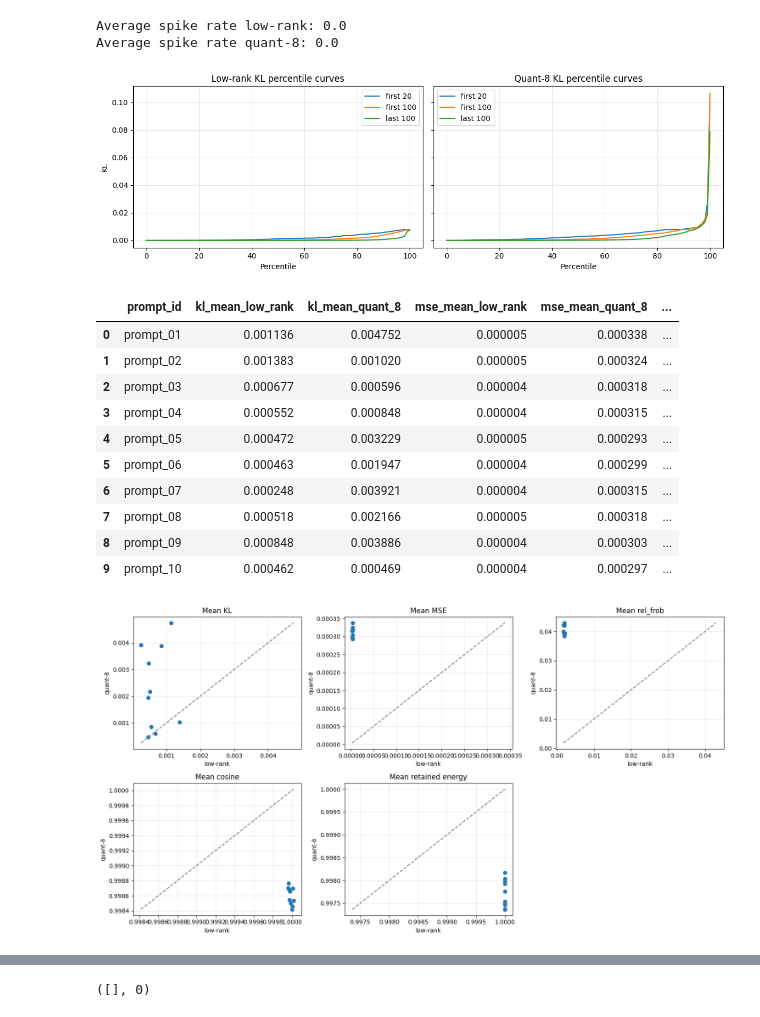
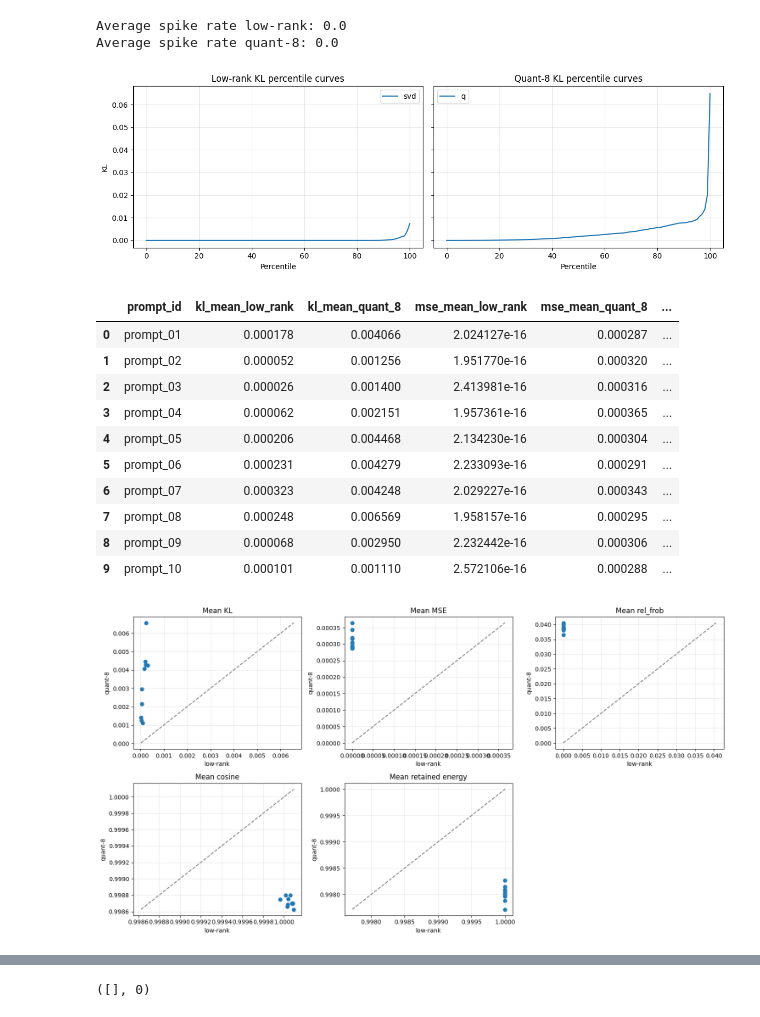
Before and after one commit to Teddygat0r/sssm-states, a Jupyter notebook: data_analysis_mamba.ipynb, the cells around one changed output, grey strips where cells are left out. Cells and saved outputs as stored; diff of their text form; code cells hidden in the pictures.

```diff
--- a/data_analysis_mamba.ipynb
+++ b/data_analysis_mamba.ipynb
@@ -7,8 +7,8 @@ import pandas as pd
 import torch
 import matplotlib.pyplot as plt
 # %%
-RUN_DIR_svd = Path("state_spectrum_sweep/experiments/hf_low_rank_20260415_105529")
-RUN_DIR_q = Path("state_spectrum_sweep/experiments/hf_quant_20260415_111241")
+RUN_DIR_svd = Path("state_spectrum_sweep/experiments/hf_low_rank_20260416_000904")
+RUN_DIR_q = Path("state_spectrum_sweep/experiments/hf_quant_20260416_001825")
 
 assert RUN_DIR_svd.exists(), f"Run directory not found: {RUN_DIR_svd}"
 assert RUN_DIR_q.exists(), f"Run directory not found: {RUN_DIR_q}"
@@ -442,46 +442,51 @@ def flatten_numeric(values):
     for v in values:
         flat.extend(np.asarray(v).ravel().tolist())
     return np.asarray(flat, dtype=float)
 
 def crop_prefix(tensors, n):
     return [t[: min(n, len(t))] for t in tensors]
 
 def crop_suffix(tensors, n):
     return [t[-min(n, len(t)):] for t in tensors]
 
 percentiles = np.linspace(0, 100, 101)
 
-svd_first20 = flatten_numeric(crop_prefix(kl_tensors_svd, 20))
-svd_first100 = flatten_numeric(crop_prefix(kl_tensors_svd, 100))
-svd_last100 = flatten_numeric(crop_suffix(kl_tensors_svd, 100))
+svd_all = flatten_numeric(kl_tensors_svd)
+q_all = flatten_numeric(kl_tensors_q)
 
-q_first20 = flatten_numeric(crop_prefix(kl_tensors_q, 20))
-q_first100 = flatten_numeric(crop_prefix(kl_tensors_q, 100))
-q_last100 = flatten_numeric(crop_suffix(kl_tensors_q, 100))
+# svd_first20 = flatten_numeric(crop_prefix(kl_tensors_svd, 20))
+# svd_first100 = flatten_numeric(crop_prefix(kl_tensors_svd, 100))
+# svd_last100 = flatten_numeric(crop_suffix(kl_tensors_svd, 100))
+
+# q_first20 = flatten_numeric(crop_prefix(kl_tensors_q, 20))
+# q_first100 = flatten_numeric(crop_prefix(kl_tensors_q, 100))
+# q_last100 = flatten_numeric(crop_suffix(kl_tensors_q, 100))
 
 fig, axes = plt.subplots(1, 2, figsize=(12, 4), sharey=True)
 
-axes[0].plot(percentiles, np.percentile(svd_first20, percentiles), label="first 20")
-axes[0].plot(percentiles, np.percentile(svd_first100, percentiles), label="first 100")
-axes[0].plot(percentiles, np.percentile(svd_last100, percentiles), label="last 100")
+# axes[0].plot(percentiles, np.percentile(svd_first20, percentiles), label="first 20")
+# axes[0].plot(percentiles, np.percentile(svd_first100, percentiles), label="first 100")
+# axes[0].plot(percentiles, np.percentile(svd_last100, percentiles), label="last 100")
+axes[0].plot(percentiles, np.percentile(svd_all, percentiles), label="svd")
 axes[0].set_title("Low-rank KL percentile curves")
 axes[0].set_xlabel("Percentile")
 axes[0].set_ylabel("KL")
 axes[0].legend()
 axes[0].grid(alpha=0.3)
 
-axes[1].plot(percentiles, np.percentile(q_first20, percentiles), label="first 20")
-axes[1].plot(percentiles, np.percentile(q_first100, percentiles), label="first 100")
-axes[1].plot(percentiles, np.percentile(q_last100, percentiles), label="last 100")
+# axes[1].plot(percentiles, np.percentile(q_first20, percentiles), label="first 20")
+# axes[1].plot(percentiles, np.percentile(q_first100, percentiles), label="first 100")
+# axes[1].plot(percentiles, np.percentile(q_last100, percentiles), label="last 100")
+axes[1].plot(percentiles, np.percentile(q_all, percentiles), label="q")
 axes[1].set_title("Quant-8 KL percentile curves")
 axes[1].set_xlabel("Percentile")
 axes[1].legend()
 axes[1].grid(alpha=0.3)
 
 plt.tight_layout()
 plt.show()
 # %% [output]
-[figure, old version]
+[figure, new version]
 # %%
 # 5. Direct paired comparison across prompts
 comparison = pd.DataFrame({
@@ -527,16 +532,16 @@ comparison["retained_mean_diff"] = comparison["retained_mean_quant_8"] - compari
 comparison
 # %% [output]
 |  | prompt_id | kl_mean_low_rank | kl_mean_quant_8 | mse_mean_low_rank | mse_mean_quant_8 | ... |
-| 0 | prompt_01 | 0.001136 | 0.004752 | 0.000005 | 0.000338 | ... |
-| 1 | prompt_02 | 0.001383 | 0.001020 | 0.000005 | 0.000324 | ... |
-| 2 | prompt_03 | 0.000677 | 0.000596 | 0.000004 | 0.000318 | ... |
-| 3 | prompt_04 | 0.000552 | 0.000848 | 0.000004 | 0.000315 | ... |
-| 4 | prompt_05 | 0.000472 | 0.003229 | 0.000005 | 0.000293 | ... |
-| 5 | prompt_06 | 0.000463 | 0.001947 | 0.000004 | 0.000299 | ... |
-| 6 | prompt_07 | 0.000248 | 0.003921 | 0.000004 | 0.000315 | ... |
-| 7 | prompt_08 | 0.000518 | 0.002166 | 0.000005 | 0.000318 | ... |
-| 8 | prompt_09 | 0.000848 | 0.003886 | 0.000004 | 0.000303 | ... |
-| 9 | prompt_10 | 0.000462 | 0.000469 | 0.000004 | 0.000297 | ... |
+| 0 | prompt_01 | 0.000178 | 0.004066 | 2.024127e-16 | 0.000287 | ... |
+| 1 | prompt_02 | 0.000052 | 0.001256 | 1.951770e-16 | 0.000320 | ... |
+| 2 | prompt_03 | 0.000026 | 0.001400 | 2.413981e-16 | 0.000316 | ... |
+| 3 | prompt_04 | 0.000062 | 0.002151 | 1.957361e-16 | 0.000365 | ... |
+| 4 | prompt_05 | 0.000206 | 0.004468 | 2.134230e-16 | 0.000304 | ... |
+| 5 | prompt_06 | 0.000231 | 0.004279 | 2.233093e-16 | 0.000291 | ... |
+| 6 | prompt_07 | 0.000323 | 0.004248 | 2.029227e-16 | 0.000343 | ... |
+| 7 | prompt_08 | 0.000248 | 0.006569 | 1.958157e-16 | 0.000295 | ... |
+| 8 | prompt_09 | 0.000068 | 0.002950 | 2.232442e-16 | 0.000306 | ... |
+| 9 | prompt_10 | 0.000101 | 0.001110 | 2.572106e-16 | 0.000288 | ... |
 # %%
 fig, axes = plt.subplots(2, 3, figsize=(15, 8))
 
@@ -562,7 +567,7 @@ axes.ravel()[-1].axis("off")
 plt.tight_layout()
 plt.show()
 # %% [output]
-[figure, old version]
+[figure, new version]
 # %%
 # 6. Meta.json inspection: state names and timing
 meta_rows = []
```
Also changed, not shown: parts of 9 cells of this notebook, 2 other files.
